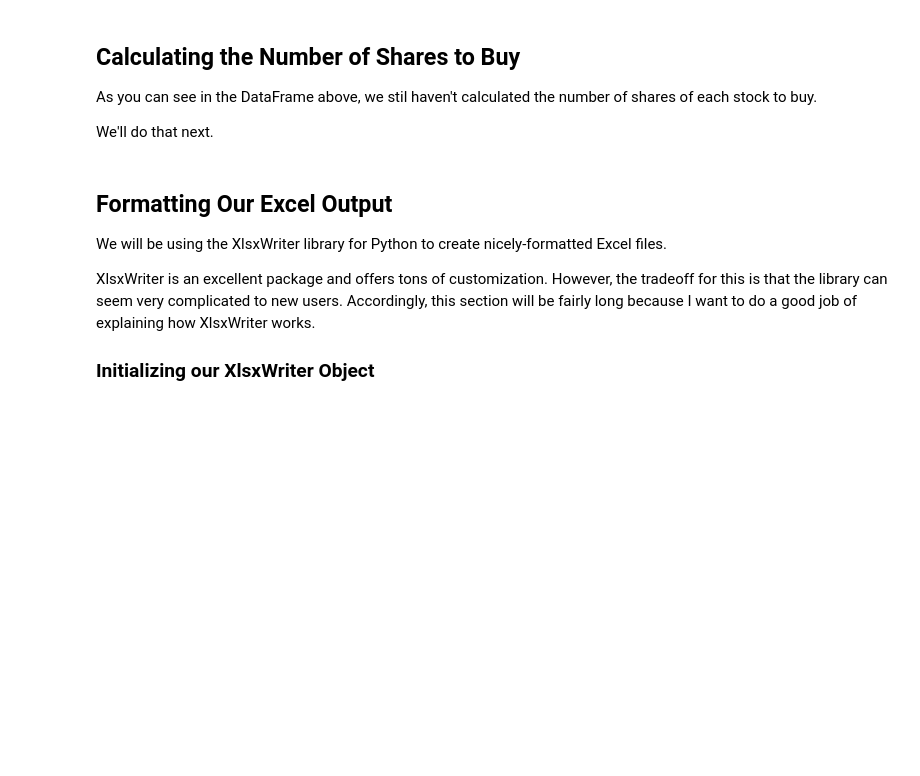
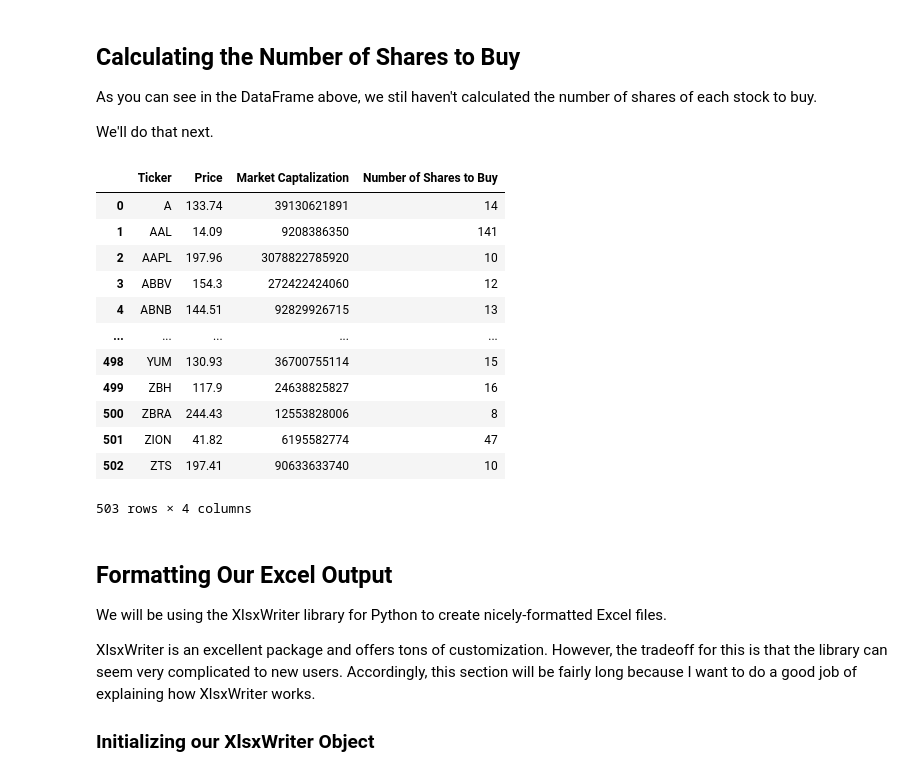
Before and after one commit to yinan-c/algorithmic-trading-python, a Jupyter notebook: starter_files/001_equal_weight_S&P_500.ipynb, the cells around one changed output. Cells and saved outputs as stored; diff of their text form; code cells hidden in the pictures; blank space fills up the shorter version.

```diff
--- a/starter_files/001_equal_weight_S&P_500.ipynb
+++ b/starter_files/001_equal_weight_S&P_500.ipynb
@@ -137,6 +193,31 @@ IEX Cloud limits their batch API calls to 100 tickers per request. Still, this r
 As you can see in the DataFrame above, we stil haven't calculated the number of shares of each stock to buy.
 
 We'll do that next.
+# %%
+try:
+    portfolio = float(input("Please input your portfolio"))
+except ValueError:
+    print("That's not a number")
+    portfolio = float(input("Please input your portfolio"))
+# %%
+#my_df['Number of Shares to Buy'] = (portfolio/len(my_df.index))//my_df['Price']
+#my_df['Number of Shares to Buy'] = [int((portfolio / len(my_df.index)) // price) for price in my_df['Price']]
+my_df['Number of Shares to Buy'] = my_df.apply(lambda x: int((portfolio / len(my_df.index)) // x['Price']), axis=1)
+my_df
+# %% [output]
+|  | Ticker | Price | Market Captalization | Number of Shares to Buy |
+| 0 | A | 133.74 | 39130621891 | 14 |
+| 1 | AAL | 14.09 | 9208386350 | 141 |
+| 2 | AAPL | 197.96 | 3078822785920 | 10 |
+| 3 | ABBV | 154.3 | 272422424060 | 12 |
+| 4 | ABNB | 144.51 | 92829926715 | 13 |
+| ... | ... | ... | ... | ... |
+| 498 | YUM | 130.93 | 36700755114 | 15 |
+| 499 | ZBH | 117.9 | 24638825827 | 16 |
+| 500 | ZBRA | 244.43 | 12553828006 | 8 |
+| 501 | ZION | 41.82 | 6195582774 | 47 |
+| 502 | ZTS | 197.41 | 90633633740 | 10 |
+503 rows × 4 columns
 # %% [markdown]
 ## Formatting Our Excel Output
 
```
Also changed, not shown: parts of 10 cells of this notebook, 1 other file.
